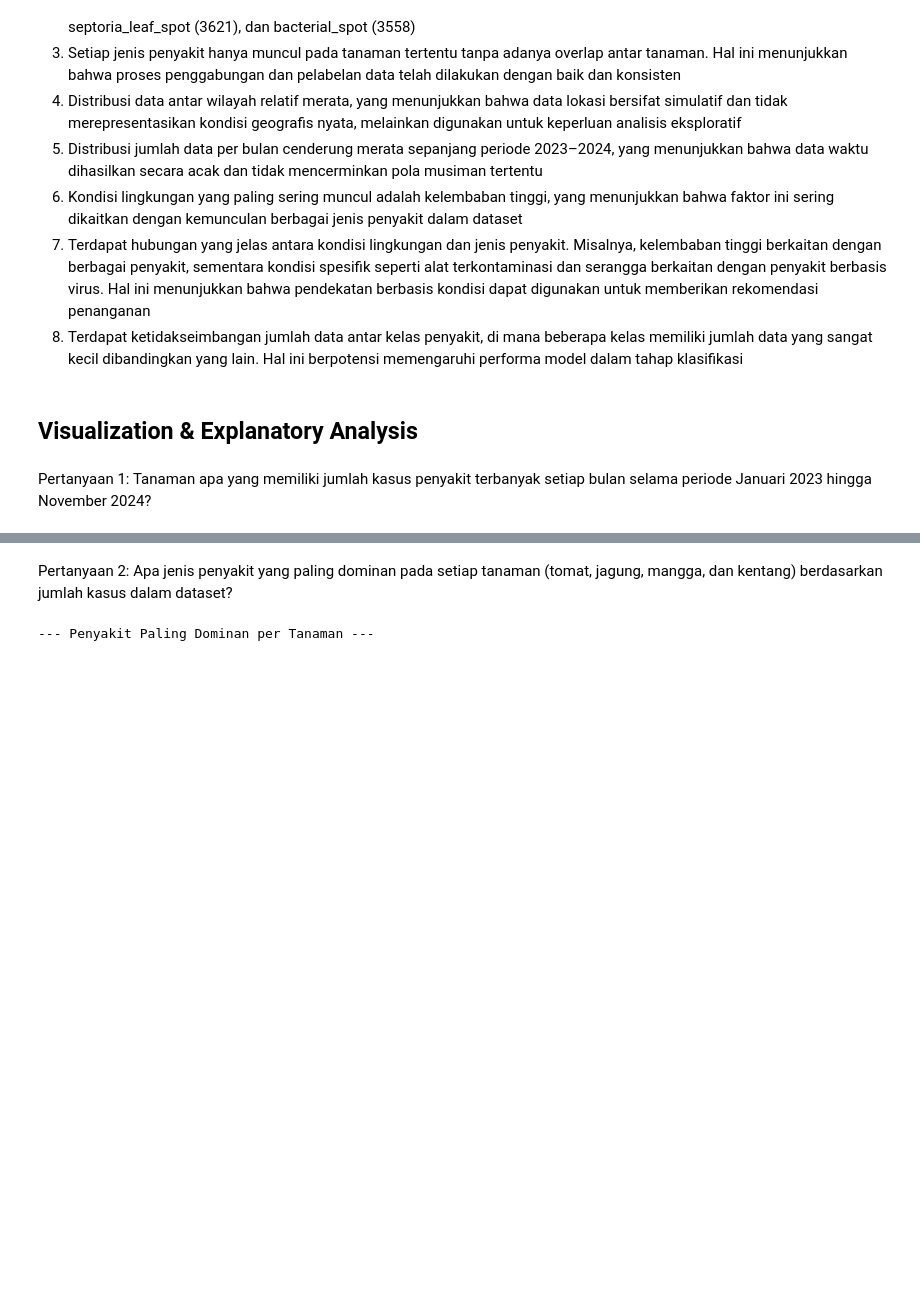
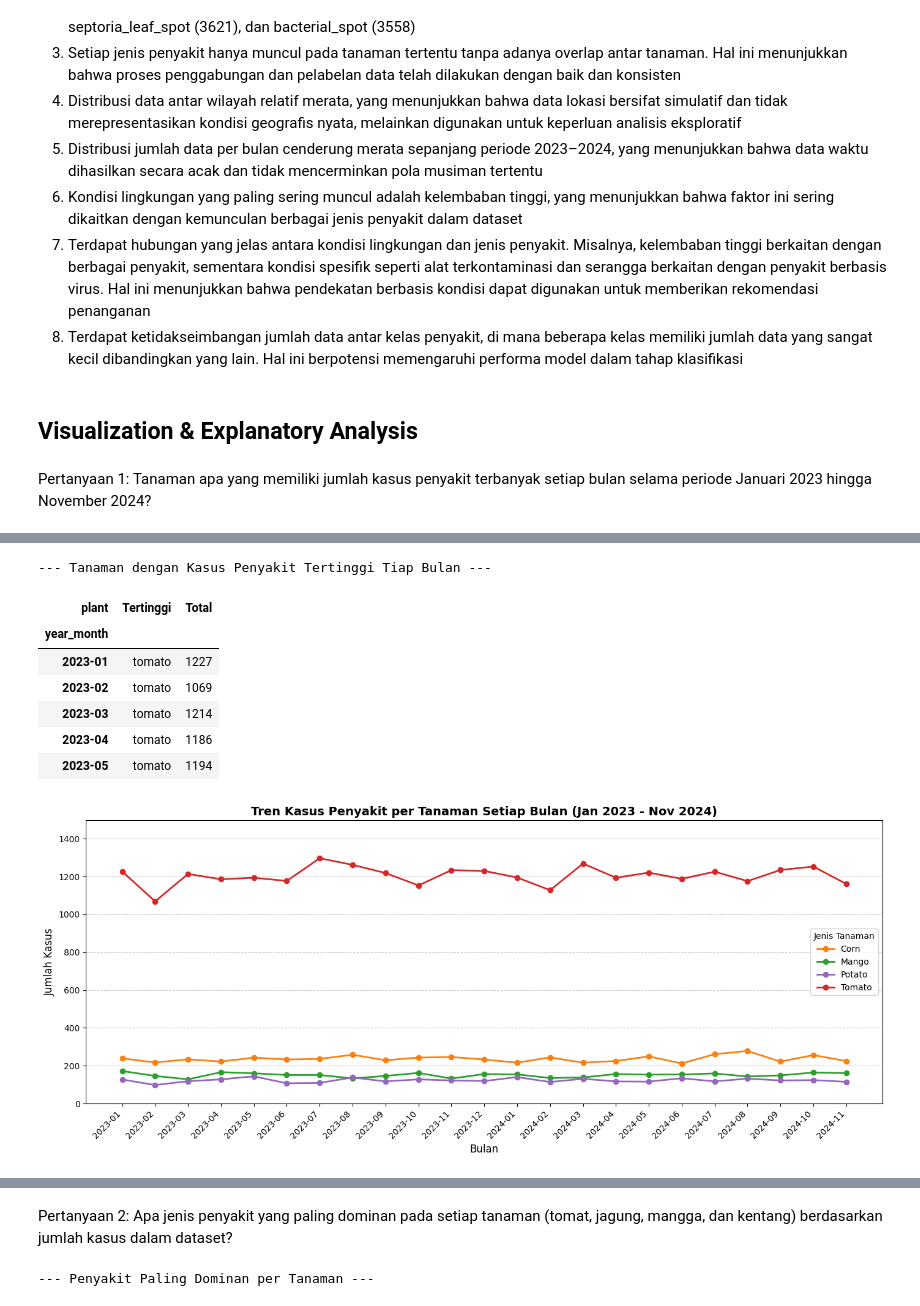
Before and after one commit to VANGROVEE/Data-Science, a Jupyter notebook: data_wrangling.ipynb, the cells around one changed output, grey strips where cells are left out. Drawn from its saved outputs; the diff is of its cells as text; code cells hidden in the pictures; blank space fills up the shorter version.

```diff
--- a/data_wrangling.ipynb
+++ b/data_wrangling.ipynb
@@ -809,0 +792,73 @@ See the caveats in the documentation: https://pandas.pydata.org/pandas-docs/stab
+# %%
+import matplotlib.pyplot as plt
+import pandas as pd
+
+# 1. Pastikan kolom 'date' dalam format datetime
+df_cleaned['date'] = pd.to_datetime(df_cleaned['date'])
+
+# 2. Filter dataset: Hilangkan kelas 'healthy' & batasi waktu HINGGA 30 November 2024
+df_disease = df_cleaned[(df_cleaned['disease'] != 'healthy') & (df_cleaned['date'] <= '2024-11-30')].copy()
+
+# Buat kolom year_month
+df_disease['year_month'] = df_disease['date'].dt.to_period('M')
+
+# 3. Hitung jumlah kasus penyakit per bulan untuk setiap tanaman
+monthly_plant_cases = df_disease.groupby(['year_month', 'plant']).size().reset_index(name='Jumlah Kasus')
+
+# Ubah 'year_month' ke string agar mudah dibaca di grafik
+monthly_plant_cases['year_month'] = monthly_plant_cases['year_month'].astype(str)
+
+# 4. Melakukan Pivot Tabel untuk membandingkan angka tiap tanaman dengan mudah
+pivot_df = monthly_plant_cases.pivot(index='year_month', columns='plant', values='Jumlah Kasus').fillna(0)
+
+# PERBAIKAN: Hitung nilai maksimum (angka) SEBELUM menambahkan kolom teks
+kasus_tertinggi = pivot_df.max(axis=1)
+
+# Cari tanaman yang menjadi 'Juara 1' (kasus tertinggi) setiap bulannya
+pivot_df['Tertinggi'] = pivot_df.idxmax(axis=1)
+pivot_df['Total'] = kasus_tertinggi
+
+print("--- Tanaman dengan Kasus Penyakit Tertinggi Tiap Bulan ---")
+display(pivot_df[['Tertinggi', 'Total']].head())
+
+# 5. Visualisasi Multi-line Chart
+plt.figure(figsize=(14, 6))
+
+# Mapping warna khusus untuk setiap tanaman
+colors = {'tomato': '#D62728', 'corn': '#FF7F0E', 'mango': '#2CA02C', 'potato': '#9467BD'}
+
+# Plot setiap tanaman menjadi satu garis
+for plant in pivot_df.columns[:-2]: # Mengabaikan kolom 'Tertinggi' dan 'Total'
+    plt.plot(
+        pivot_df.index,
+        pivot_df[plant],
+        marker='o',
+        label=plant.capitalize(),
+        color=colors.get(plant),
+        linewidth=2
+    )
+
+plt.title('Tren Kasus Penyakit per Tanaman Setiap Bulan (Jan 2023 - Nov 2024)', fontsize=14, fontweight='bold')
+plt.xlabel('Bulan', fontsize=12)
+plt.ylabel('Jumlah Kasus', fontsize=12)
+
+plt.xticks(rotation=45, ha='right')
+plt.legend(title='Jenis Tanaman')
+plt.grid(axis='y', linestyle='--', alpha=0.7)
+
+# Mengatur limit Y sedikit di atas nilai maksimum
+max_y = pivot_df.drop(columns=['Tertinggi', 'Total']).max().max()
+plt.ylim(0, max_y + 200)
+
+plt.tight_layout()
+plt.show()
+# %% [output]
+--- Tanaman dengan Kasus Penyakit Tertinggi Tiap Bulan ---
+| plant | Tertinggi | Total |
+| year_month |  |  |
+| 2023-01 | tomato | 1227 |
+| 2023-02 | tomato | 1069 |
+| 2023-03 | tomato | 1214 |
+| 2023-04 | tomato | 1186 |
+| 2023-05 | tomato | 1194 |
+[figure, added]
```
Also changed, not shown: parts of 7 cells of this notebook.
